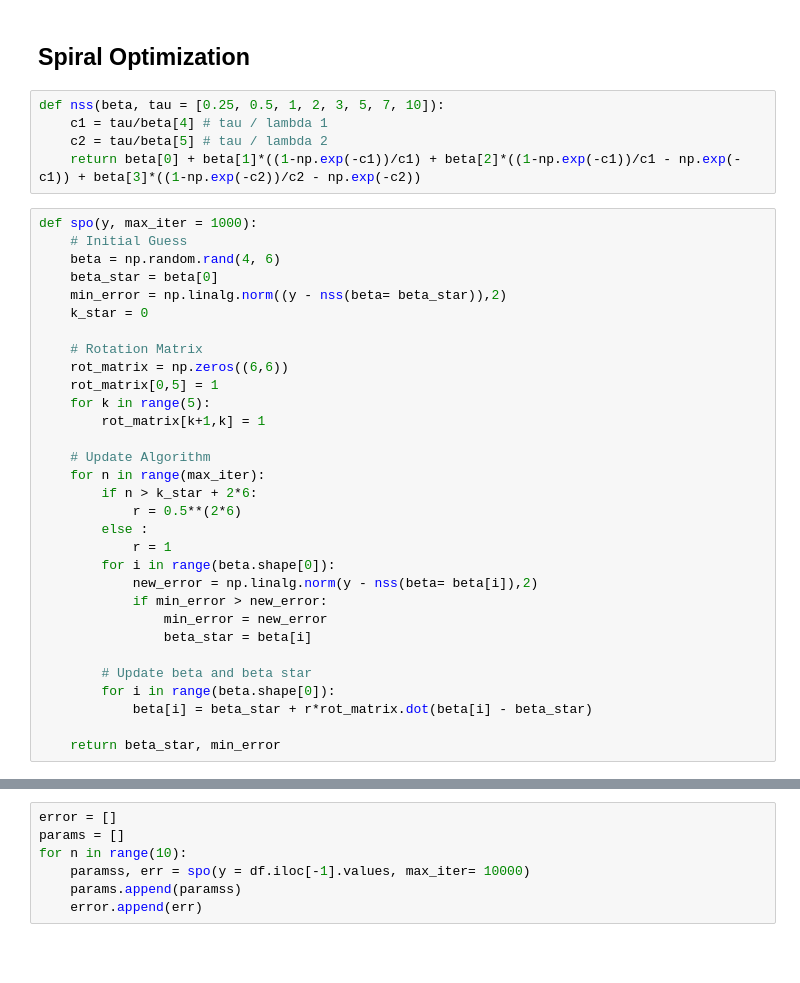
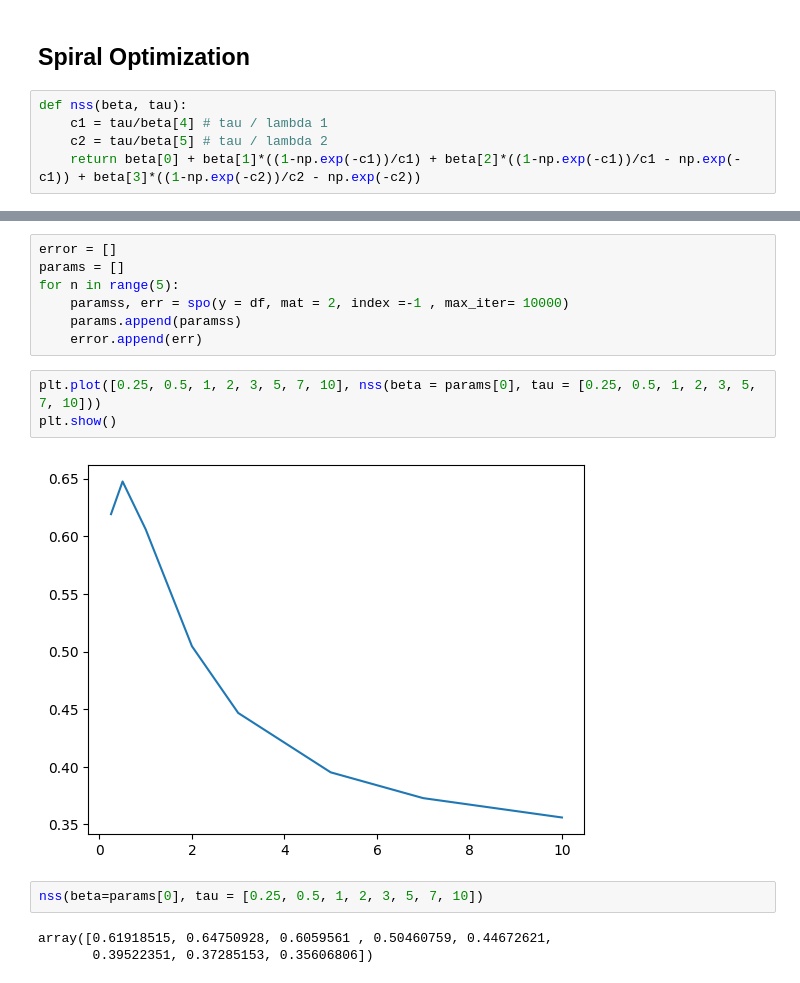
Before and after one commit to leonv1602/post-employment-benefit, a Jupyter notebook: yield-curve.ipynb, the cells around one changed output, grey strips where cells are left out. Cells and saved outputs as stored; diff of their text form; blank space fills up the shorter version.

```diff
--- a/yield-curve.ipynb
+++ b/yield-curve.ipynb
@@ -80,38 +71,7 @@ df.tail()
 # %% [markdown]
 ## Spiral Optimization
 # %%
-def nss(beta, tau = [0.25, 0.5, 1, 2, 3, 5, 7, 10]):
+def nss(beta, tau):
     c1 = tau/beta[4] # tau / lambda 1
     c2 = tau/beta[5] # tau / lambda 2
     return beta[0] + beta[1]*((1-np.exp(-c1))/c1) + beta[2]*((1-np.exp(-c1))/c1 - np.exp(-c1)) + beta[3]*((1-np.exp(-c2))/c2 - np.exp(-c2))
-# %%
-def spo(y, max_iter = 1000):
-    # Initial Guess
-    beta = np.random.rand(4, 6)
-    beta_star = beta[0]
-    min_error = np.linalg.norm((y - nss(beta= beta_star)),2)
-    k_star = 0
-
-    # Rotation Matrix
-    rot_matrix = np.zeros((6,6))
-    rot_matrix[0,5] = 1
-    for k in range(5):
-        rot_matrix[k+1,k] = 1
-
-    # Update Algorithm
-    for n in range(max_iter):
-        if n > k_star + 2*6:
-            r = 0.5**(2*6)
-        else :
-            r = 1
-        for i in range(beta.shape[0]):
-            new_error = np.linalg.norm(y - nss(beta= beta[i]),2)
-            if min_error > new_error:
-                min_error = new_error
-                beta_star = beta[i]
-
-        # Update beta and beta star
-        for i in range(beta.shape[0]):
-            beta[i] = beta_star + r*rot_matrix.dot(beta[i] - beta_star)
-
-    return beta_star, min_error
@@ -118,7 +130,17 @@ def spo(y, max_iter = 1000):
 # %%
 error = []
 params = []
-for n in range(10):
-    paramss, err = spo(y = df.iloc[-1].values, max_iter= 10000)
+for n in range(5):
+    paramss, err = spo(y = df, mat = 2, index =-1 , max_iter= 10000)
     params.append(paramss)
     error.append(err)
+# %%
+plt.plot([0.25, 0.5, 1, 2, 3, 5, 7, 10], nss(beta = params[0], tau = [0.25, 0.5, 1, 2, 3, 5, 7, 10]))
+plt.show()
+# %% [output]
+[figure, added]
+# %%
+nss(beta=params[0], tau = [0.25, 0.5, 1, 2, 3, 5, 7, 10])
+# %% [output]
+array([0.61918515, 0.64750928, 0.6059561 , 0.50460759, 0.44672621,
+       0.39522351, 0.37285153, 0.35606806])
```
Also changed, not shown: parts of 7 cells of this notebook.
